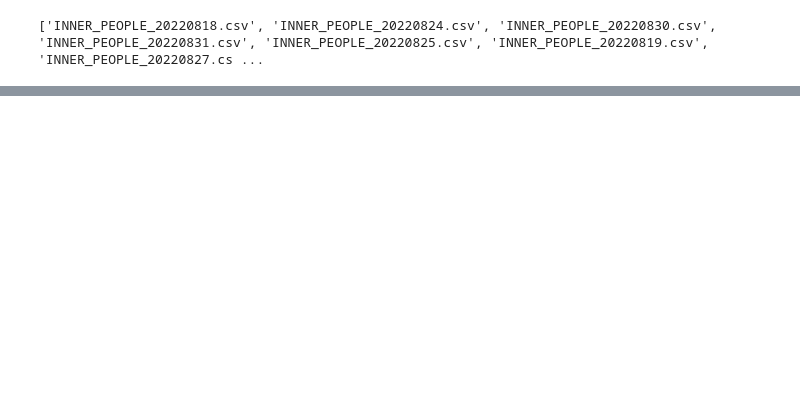
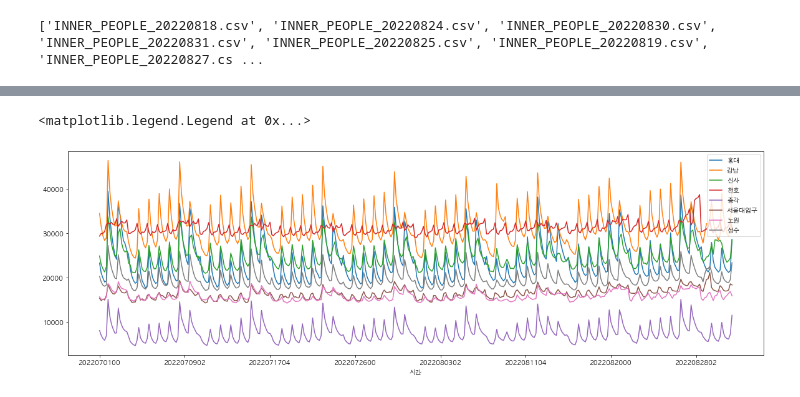
Before and after one commit to MinkyuRamen/WatermelonTheBest, a Jupyter notebook: predict_bus/predict_bus_code.ipynb, the cells around one changed output, grey strips where cells are left out. Cells and saved outputs as stored; diff of their text form; code cells hidden in the pictures; blank space fills up the shorter version.

```diff
--- a/predict_bus/predict_bus_code.ipynb
+++ b/predict_bus/predict_bus_code.ipynb
@@ -91,0 +173,15 @@ move_data_0700_gangnam
+# %%
+plt.rc('font',family='AppleGothic')
+plt.figure(figsize=(20,6))
+hongdae_potential_customer.plot(label='홍대')
+gangnam_potential_customer.plot(label='강남')
+sinsa_potential_customer.plot(label='신사')
+cheonho_potential_customer.plot(label='천호')
+jonggak_potential_customer.plot(label='종각')
+snuenter_potential_customer.plot(label='서울대입구')
+noone_potential_customer.plot(label='노원')
+seongsu_potential_customer.plot(label='성수')
+plt.legend()
+# %% [output]
+<matplotlib.legend.Legend at 0x...>
+[figure, added]
```
Also changed, not shown: parts of 17 cells of this notebook.
